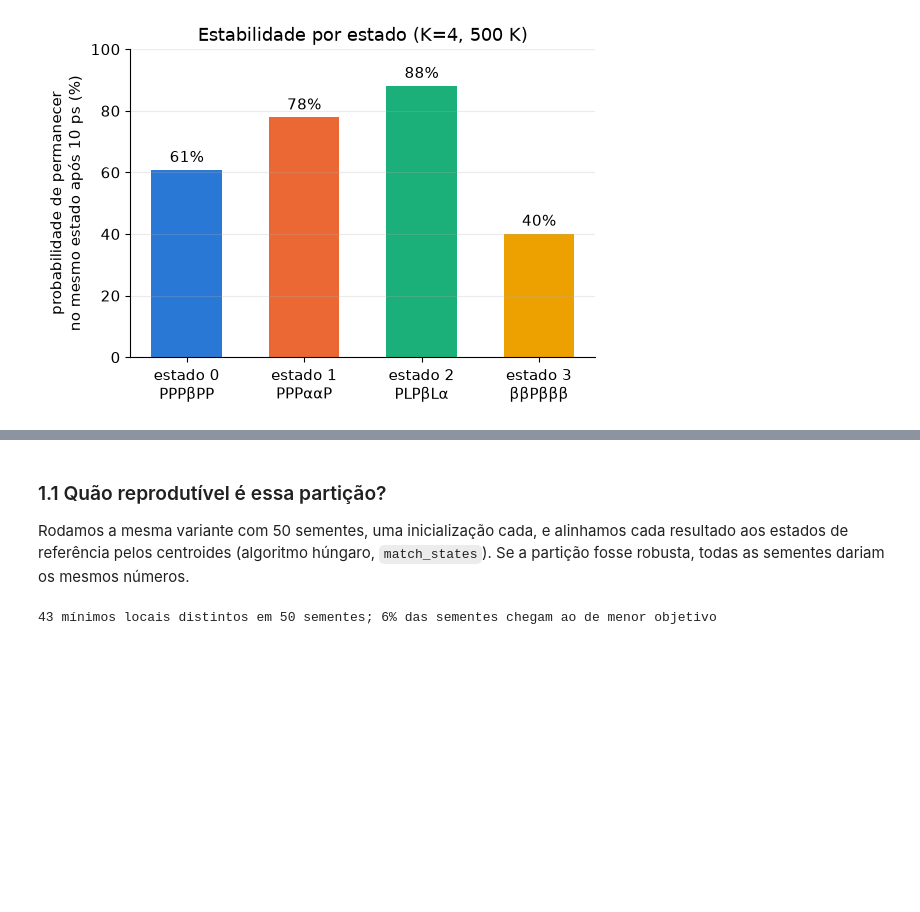
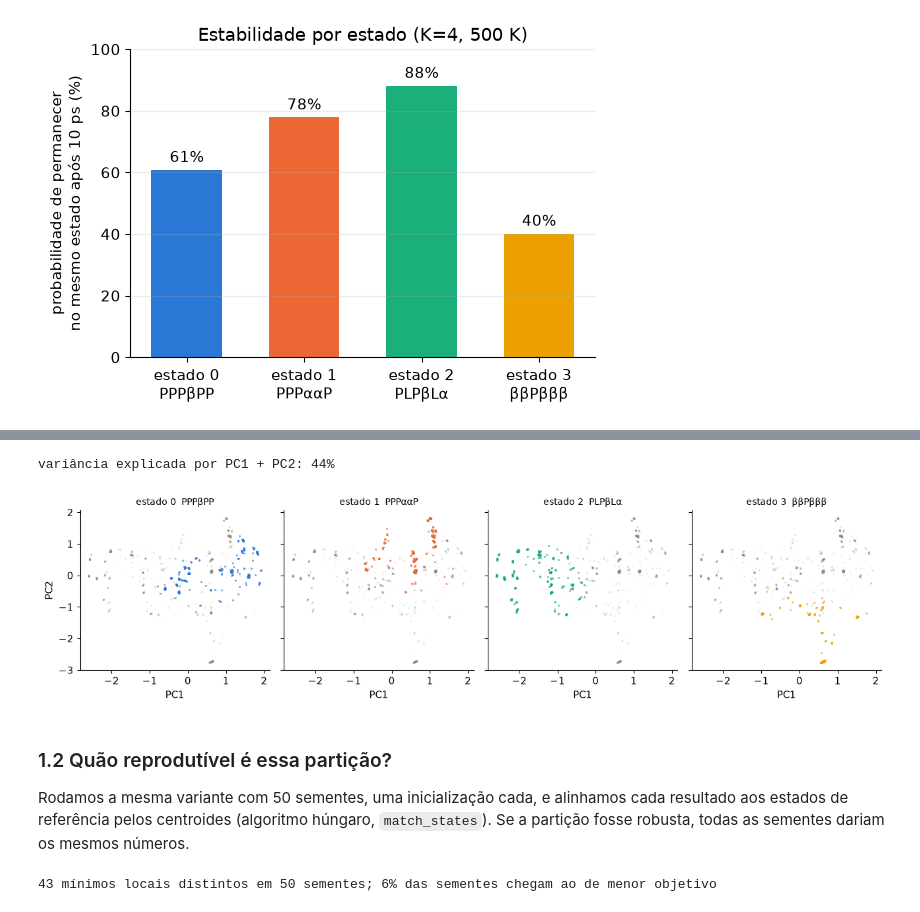
Before and after one commit to pedroazara/dinamica-molecular, a Jupyter notebook: notebooks/05_cinetica.ipynb, the cells around one changed output, grey strips where cells are left out. Drawn from its saved outputs; the diff is of its cells as text; code cells hidden in the pictures; blank space fills up the shorter version.

```diff
--- a/notebooks/05_cinetica.ipynb
+++ b/notebooks/05_cinetica.ipynb
@@ -175,5 +268,28 @@ plt.show()
+# %%
+# PCA dos diedros na imersão (cos θ, sin θ) — "dihedral PCA"; PCA nos ângulos
+# crus trataria -179° e 179° como opostos
+from sklearn.decomposition import PCA
+
+pca = PCA(n_components=2).fit(imersao(X5))
+Y5 = pca.transform(imersao(X5))
+print(f"variância explicada por PC1 + PC2: {pca.explained_variance_ratio_.sum():.0%}")
+
+fig, axes = plt.subplots(1, K, figsize=(13, 3.4), sharex=True, sharey=True)
+for s, ax in enumerate(axes):
+    ax.scatter(Y5[:, 0], Y5[:, 1], s=3, color=CINZA, alpha=0.15, lw=0)
+    ax.scatter(Y5[lab5 == s, 0], Y5[lab5 == s, 1], s=5, color=CORES[s], alpha=0.6, lw=0)
+    ax.set_title(f"estado {s}  {nomes[s]}", fontsize=10)
+    ax.set_xlabel("PC1")
+    ax.grid(False)
+axes[0].set_ylabel("PC2")
+fig.tight_layout()
+fig.savefig(FIGS / "dpca_estados.png")
+plt.show()
+# %% [output]
+variância explicada por PC1 + PC2: 44%
+[figure, added]
 # %% [markdown]
-### 1.1 Quão reprodutível é essa partição?
+### 1.2 Quão reprodutível é essa partição?
 
 Rodamos a mesma variante com 50 sementes, uma inicialização cada, e alinhamos
 cada resultado aos estados de referência pelos centroides (algoritmo húngaro,
```
Also changed, not shown: parts of 12 cells of this notebook, 3 other files.
